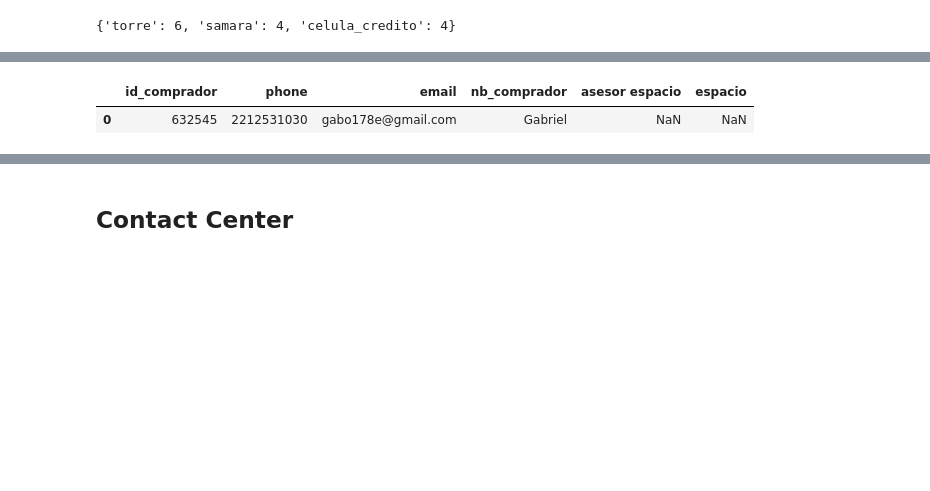
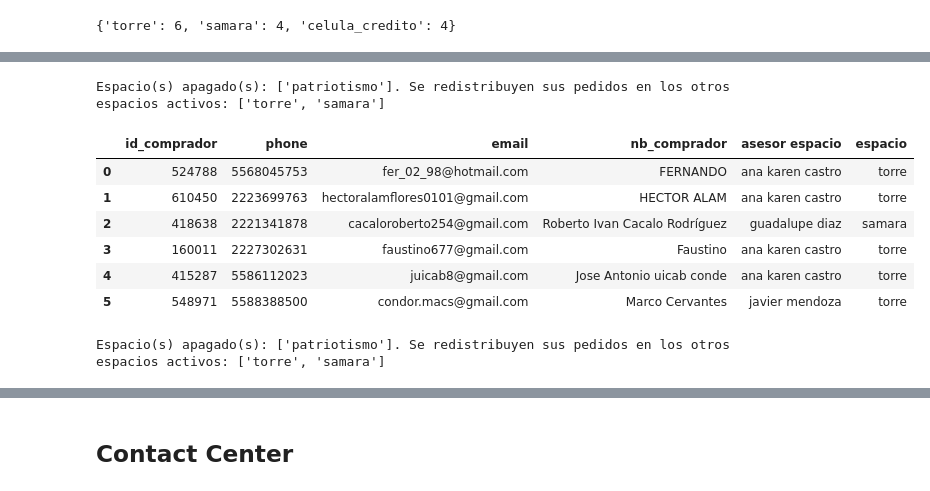
Before and after one commit to rene-aum/Hermes, a Jupyter notebook: Asignacion/nb1_asignacion_apartados.ipynb, the cells around one changed output, grey strips where cells are left out. Cells and saved outputs as stored; diff of their text form; code cells hidden in the pictures; blank space fills up the shorter version.

```diff
--- a/Asignacion/nb1_asignacion_apartados.ipynb
+++ b/Asignacion/nb1_asignacion_apartados.ipynb
@@ -368,6 +368,25 @@ def formato_hojas_sheets(sheets_id, nb_hojas, n_columnas, tamanio_letra = 11, le
       spreadsheetId=sheets_id,
       body={"requests": requests}
       ).execute()
+# %%
+def reasignar_esp_apagados(df_leads, col_espacio_leads, df_asesores, espacios = ['torre','samara','patriotismo']):
+  """
+  df_leads -> leads nuevos. Debe contener al menos la columna col_espacio_leads
+  col_espacio_leads -> columna en df_leads de espacio preasignado por SF o por proceso previo, en la que se sobreescriben las reasignaciones
+  df_asesores -> catálogo de asesores activos. Debe contener la columna "espacio".
+  espacios -> espacios físicos que se muestran en el catálogo de asesores (con el mismo nombre que aparecen ahí), tanto activos como inactivos
+  """
+  espacios_apagados = [c for c in espacios if len(df_asesores[df_asesores.espacio==c])==0]
+  if len(espacios_apagados)>0:
+    espacios_activos = [c for c in espacios if c not in espacios_apagados]
+    print(f'Espacio(s) apagado(s): {espacios_apagados}. Se redistribuyen sus pedidos en los otros espacios activos: {espacios_activos}')
+    leap = df_leads[col_espacio_leads].isin(espacios_apagados) # Leads en Espacio Apagado
+    n = leap.sum()
+    df_leads.loc[leap, col_espacio_leads] = np.random.choice(espacios_activos, size = n)
+    return df_leads
+  else:
+    print('Todos los espacios están activos')
+    return df_leads
 # %% [markdown]
 ## Leemos base de pedidos y nos quedamos con los nuevos desde el último corte
 # %%
@@ -584,11 +605,3 @@ num_assrs = {c: len(assrs_actvs[assrs_actvs.espacio==c]) for c in assrs_actvs.es
 num_assrs
 # %% [output]
 {'torre': 6, 'samara': 4, 'celula_credito': 4}
-# %%
-centros_apagados = [c for c in centros if len(assrs_actvs[assrs_actvs.espacio==c])==0]
-centros_activos = [c for c in centros if c not in centros_apagados]
-print(f'Espacio(s) apagado(s): {centros_apagados}. Se redistribuyen sus pedidos en los otros espacios activos.')
-
-leap = leads_nvos['espacio'].isin(centros_apagados) # Leads en Espacio Apagado
-n = leap.sum()
-leads_nvos.loc[leap, 'espacio'] = np.random.choice(centros_activos, size = n)
@@ -645,29 +656,39 @@ display(leads_asesor_esp)
 # %%
 # Vamos a procesar distinto los leads que ya tuvieron gestión en algún espacio. Los seleccionamos con inner merge vs histórico
 leads_nvos_comprprevio = leads_nvos.copy().rename(columns = {'espacio':'espacio sf'}) #espacio sf es el nuevo espacio que asigna salesforce
 leads_nvos_comprprevio = leads_nvos_comprprevio.merge(
     hist[['id comprador','espacio automarket','asesor espacio']].rename(
     columns = {'espacio automarket':'espacio previo', 'asesor espacio':'asesor espacio previo'}
     ).drop_duplicates(
         'id comprador',keep='first'),
                                         how = 'inner', left_on = 'id_comprador', right_on = 'id comprador').drop(columns = ['id comprador'])
 
 leads_nvos_comprprevio['espacio previo'] = leads_nvos_comprprevio['espacio previo'].replace(dicc_espacios)
+leads_nvos_comprprevio = reasignar_esp_apagados(df_leads=leads_nvos_comprprevio, col_espacio_leads='espacio previo', df_asesores=assrs_actvs)
 
 # Mergeamos por el espacio que tenía en su lead anterior (espacio 1) con catálogo de asesores y nos quedamos con el primer asesor que cruce y no haya tenido antes (columna aux)
 leads_nvos_comprprevio = leads_nvos_comprprevio.merge(leads_asesor_esp.rename(columns = {'asesor espacio':'asesor espacio nvo'}), how = 'left', left_on = 'espacio previo', right_on = 'espacio')
 leads_nvos_comprprevio['aux'] = (leads_nvos_comprprevio['asesor espacio previo'].str.lower().str.strip() == leads_nvos_comprprevio['asesor espacio nvo'].str.lower().str.strip())*1
 leads_nvos_comprprevio = leads_nvos_comprprevio.sort_values(by='aux', ascending=True)
 leads_nvos_comprprevio = leads_nvos_comprprevio.drop_duplicates(['id_comprador'], keep = 'first').reset_index(drop=True)
 leads_nvos_comprprevio = leads_nvos_comprprevio.drop(columns = ['espacio sf','espacio previo','asesor espacio previo','activo','leads','llave','aux']).rename(columns = {'asesor espacio nvo':'asesor espacio'})
 display(leads_nvos_comprprevio)
 # %% [output]
+Espacio(s) apagado(s): ['patriotismo']. Se redistribuyen sus pedidos en los otros espacios activos: ['torre', 'samara']
 |  | id_comprador | phone | email | nb_comprador | asesor espacio | espacio |
-| 0 | 632545 | 2212531030 | gabo178e@gmail.com | Gabriel | NaN | NaN |
+| 0 | 524788 | 5568045753 | fer_02_98@hotmail.com | FERNANDO | ana karen castro | torre |
+| 1 | 610450 | 2223699763 | hectoralamflores0101@gmail.com | HECTOR ALAM | ana karen castro | torre |
+| 2 | 418638 | 2221341878 | cacaloroberto254@gmail.com | Roberto Ivan Cacalo Rodríguez | guadalupe diaz | samara |
+| 3 | 160011 | 2227302631 | faustino677@gmail.com | Faustino | ana karen castro | torre |
+| 4 | 415287 | 5586112023 | juicab8@gmail.com | Jose Antonio uicab conde | ana karen castro | torre |
+| 5 | 548971 | 5588388500 | condor.macs@gmail.com | Marco Cervantes | javier mendoza | torre |
 # %%
 leads_nvos = leads_nvos[~leads_nvos['id_comprador'].isin(leads_nvos_comprprevio['id_comprador'].unique())]
+leads_nvos = reasignar_esp_apagados(df_leads=leads_nvos, col_espacio_leads='espacio', df_asesores=assrs_actvs)
 leads_nvos['llave_esp'] = leads_nvos.groupby('espacio').cumcount() % leads_nvos['espacio'].map(num_assrs)
 leads_nvos = leads_nvos.merge(leads_asesor_esp, how='left', left_on = ['espacio','llave_esp'], right_on = ['espacio','llave'])
+# %% [output]
+Espacio(s) apagado(s): ['patriotismo']. Se redistribuyen sus pedidos en los otros espacios activos: ['torre', 'samara']
 # %%
 salida_leads = pd.concat([leads_nvos, leads_nvos_comprprevio]).sort_values(by='id_comprador').reset_index(drop=True)
 
```
Also changed, not shown: parts of 20 cells of this notebook.
